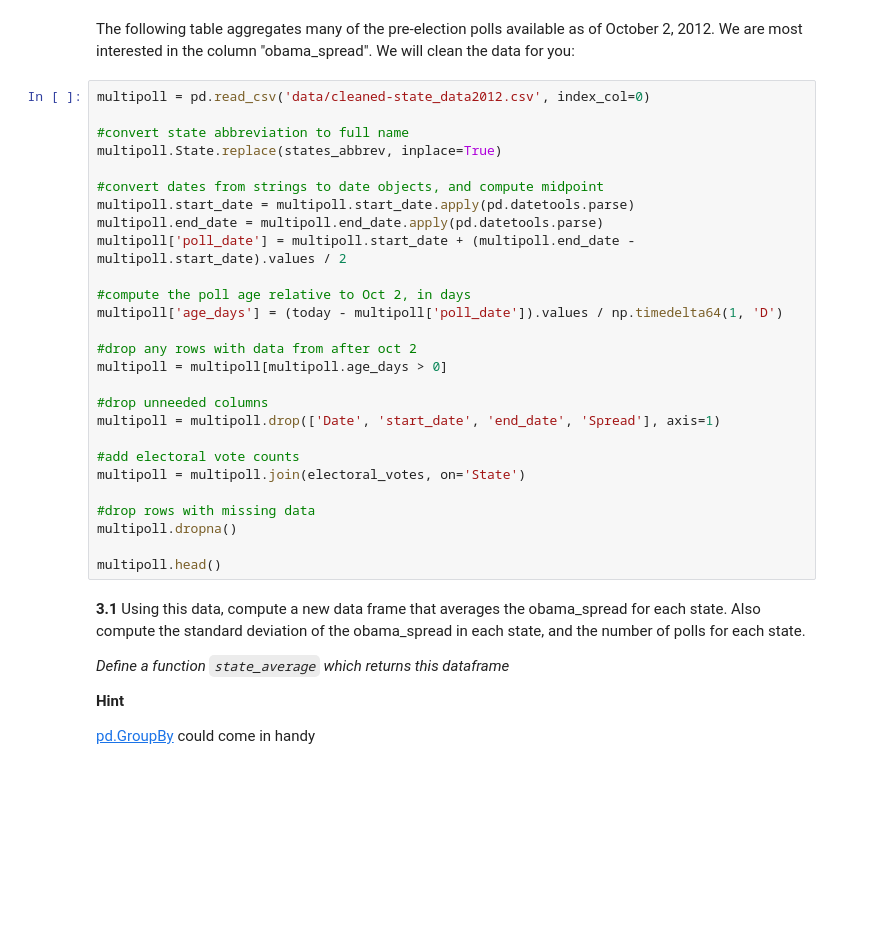
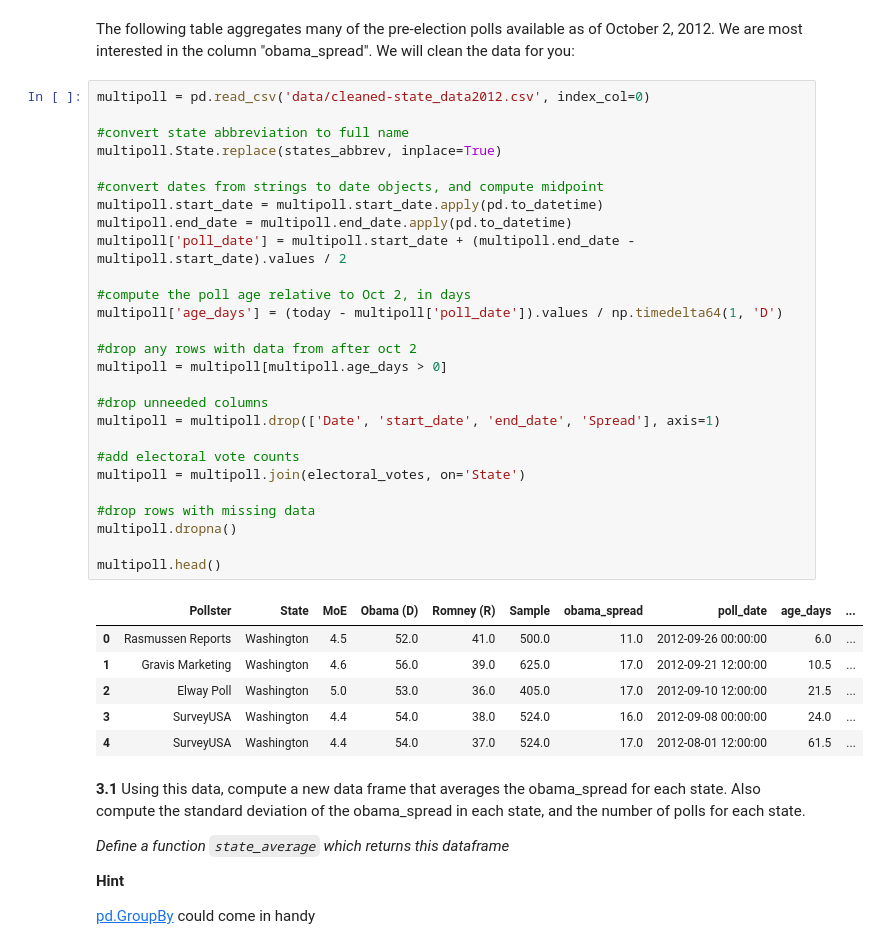
Before and after one commit to dashster18/content, a Jupyter notebook: HW2.ipynb, the cells around one changed output. Drawn from its saved outputs; the diff is of its cells as text; blank space fills up the shorter version.

```diff
--- a/HW2.ipynb
+++ b/HW2.ipynb
@@ -1019,30 +1018,37 @@ The following table aggregates many of the pre-election polls available as of Oc
 # %%
 multipoll = pd.read_csv('data/cleaned-state_data2012.csv', index_col=0)
 
 #convert state abbreviation to full name
 multipoll.State.replace(states_abbrev, inplace=True)
 
 #convert dates from strings to date objects, and compute midpoint
-multipoll.start_date = multipoll.start_date.apply(pd.datetools.parse)
-multipoll.end_date = multipoll.end_date.apply(pd.datetools.parse)
+multipoll.start_date = multipoll.start_date.apply(pd.to_datetime)
+multipoll.end_date = multipoll.end_date.apply(pd.to_datetime)
 multipoll['poll_date'] = multipoll.start_date + (multipoll.end_date - multipoll.start_date).values / 2
 
 #compute the poll age relative to Oct 2, in days
 multipoll['age_days'] = (today - multipoll['poll_date']).values / np.timedelta64(1, 'D')
 
 #drop any rows with data from after oct 2
 multipoll = multipoll[multipoll.age_days > 0]
 
 #drop unneeded columns
 multipoll = multipoll.drop(['Date', 'start_date', 'end_date', 'Spread'], axis=1)
 
 #add electoral vote counts
 multipoll = multipoll.join(electoral_votes, on='State')
 
 #drop rows with missing data
 multipoll.dropna()
 
 multipoll.head()
+# %% [output]
+|  | Pollster | State | MoE | Obama (D) | Romney (R) | Sample | obama_spread | poll_date | age_days | ... |
+| 0 | Rasmussen Reports | Washington | 4.5 | 52.0 | 41.0 | 500.0 | 11.0 | 2012-09-26 00:00:00 | 6.0 | ... |
+| 1 | Gravis Marketing | Washington | 4.6 | 56.0 | 39.0 | 625.0 | 17.0 | 2012-09-21 12:00:00 | 10.5 | ... |
+| 2 | Elway Poll | Washington | 5.0 | 53.0 | 36.0 | 405.0 | 17.0 | 2012-09-10 12:00:00 | 21.5 | ... |
+| 3 | SurveyUSA | Washington | 4.4 | 54.0 | 38.0 | 524.0 | 16.0 | 2012-09-08 00:00:00 | 24.0 | ... |
+| 4 | SurveyUSA | Washington | 4.4 | 54.0 | 37.0 | 524.0 | 17.0 | 2012-08-01 12:00:00 | 61.5 | ... |
 # %% [markdown]
 **3.1** Using this data, compute a new data frame that averages the obama_spread for each state. Also compute the standard deviation of the obama_spread in each state, and the number of polls for each state.
 
```
Also changed, not shown: parts of 22 cells of this notebook, 1 other file.
